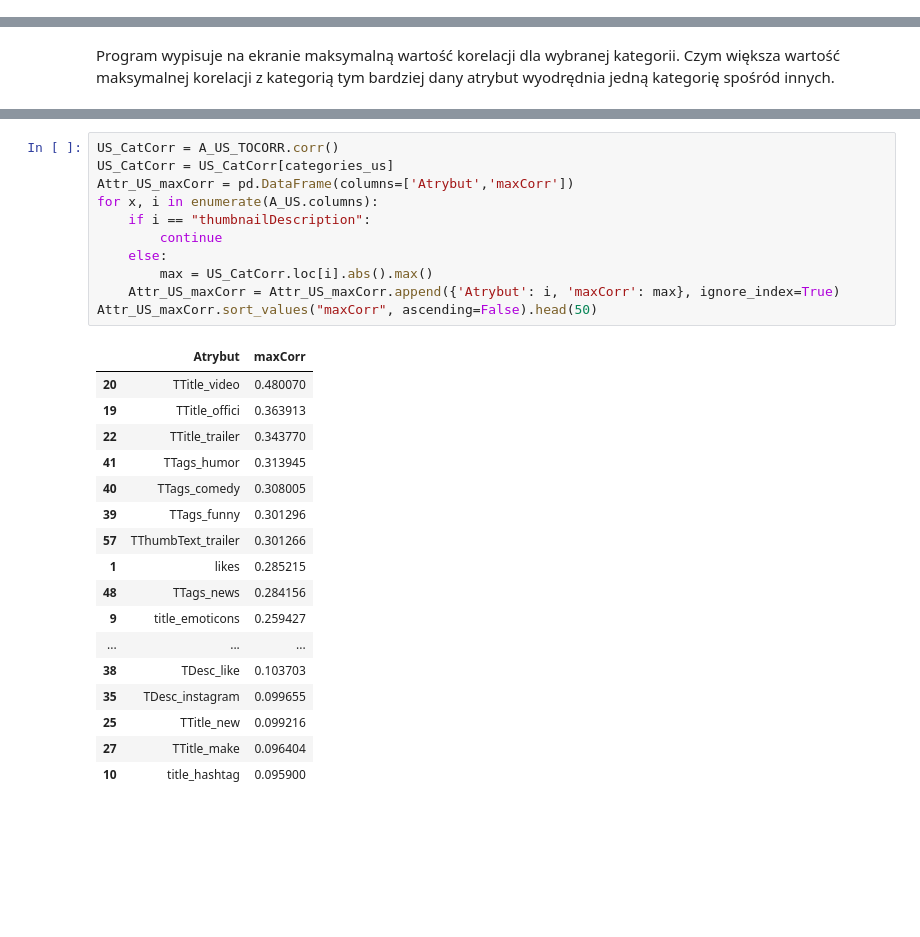
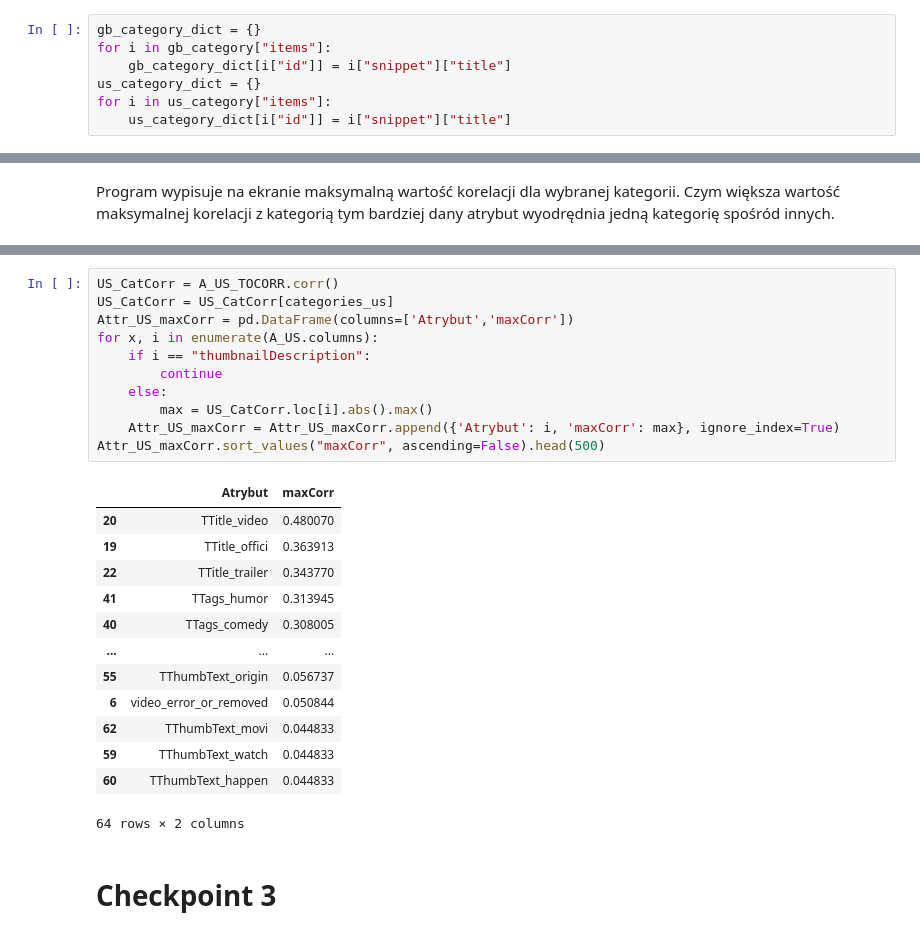
Before and after one commit to Southeaven/PED, a Jupyter notebook: ch1.ipynb, the cells around one changed output, grey strips where cells are left out. Drawn from its saved outputs; the diff is of its cells as text; blank space fills up the shorter version.

```diff
--- a/ch1.ipynb
+++ b/ch1.ipynb
@@ -20,3 +21,10 @@ gb_videos_raw = pd.read_csv("data/GB_videos_5p.csv", sep=';')
 gb_category = pd.read_json("data/GB_category_id.json")
 us_videos_raw = pd.read_csv("data/US_videos_5p.csv", sep=';')
 us_category = pd.read_json("data/US_category_id.json")
+# %%
+gb_category_dict = {}
+for i in gb_category["items"]:
+    gb_category_dict[i["id"]] = i["snippet"]["title"]
+us_category_dict = {}
+for i in us_category["items"]:
+    us_category_dict[i["id"]] = i["snippet"]["title"]
@@ -1595,29 +1603,27 @@ Attr_GB_maxCorr.sort_values("maxCorr", ascending=False).head(50)
 # %%
 US_CatCorr = A_US_TOCORR.corr()
 US_CatCorr = US_CatCorr[categories_us]
 Attr_US_maxCorr = pd.DataFrame(columns=['Atrybut','maxCorr'])
 for x, i in enumerate(A_US.columns):
     if i == "thumbnailDescription":
         continue
     else:
         max = US_CatCorr.loc[i].abs().max()
     Attr_US_maxCorr = Attr_US_maxCorr.append({'Atrybut': i, 'maxCorr': max}, ignore_index=True)
-Attr_US_maxCorr.sort_values("maxCorr", ascending=False).head(50)
+Attr_US_maxCorr.sort_values("maxCorr", ascending=False).head(500)
 # %% [output]
 |  | Atrybut | maxCorr |
 | 20 | TTitle_video | 0.480070 |
 | 19 | TTitle_offici | 0.363913 |
 | 22 | TTitle_trailer | 0.343770 |
 | 41 | TTags_humor | 0.313945 |
 | 40 | TTags_comedy | 0.308005 |
-| 39 | TTags_funny | 0.301296 |
-| 57 | TThumbText_trailer | 0.301266 |
-| 1 | likes | 0.285215 |
-| 48 | TTags_news | 0.284156 |
-| 9 | title_emoticons | 0.259427 |
 | ... | ... | ... |
-| 38 | TDesc_like | 0.103703 |
-| 35 | TDesc_instagram | 0.099655 |
-| 25 | TTitle_new | 0.099216 |
-| 27 | TTitle_make | 0.096404 |
-| 10 | title_hashtag | 0.095900 |
+| 55 | TThumbText_origin | 0.056737 |
+| 6 | video_error_or_removed | 0.050844 |
+| 62 | TThumbText_movi | 0.044833 |
+| 59 | TThumbText_watch | 0.044833 |
+| 60 | TThumbText_happen | 0.044833 |
+64 rows × 2 columns
+# %% [markdown]
+# Checkpoint 3
```
Also changed, not shown: parts of 20 cells of this notebook.
